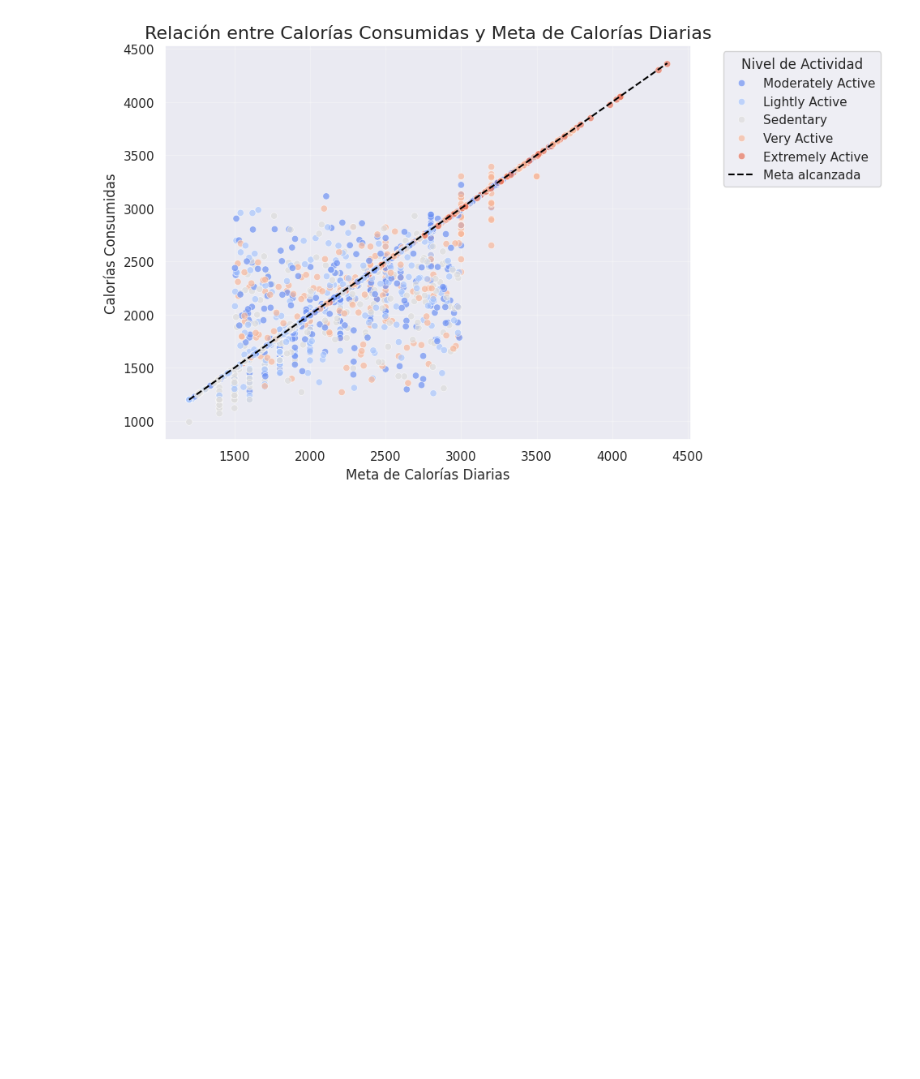
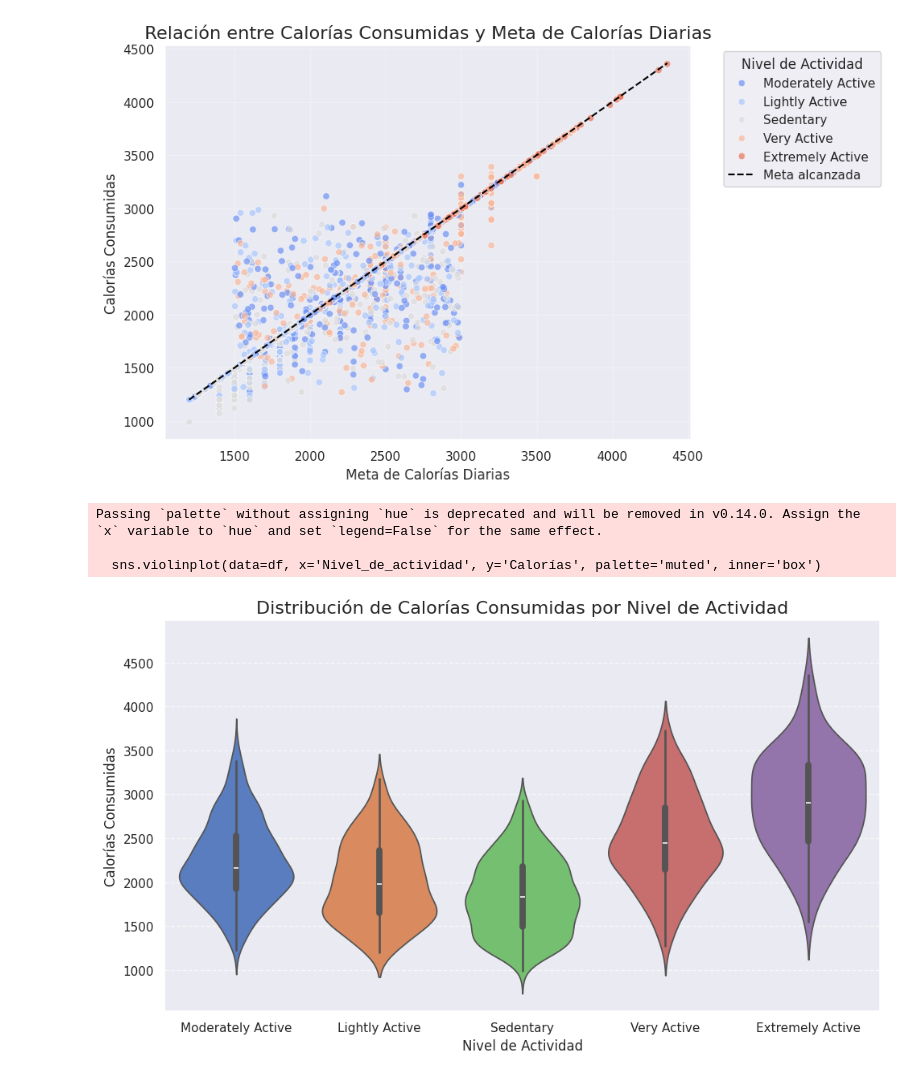
Before and after one commit to miriam013/Nutrition-Daily-Meals, a Jupyter notebook: Nutrition_Daily_Meals.ipynb, the cells around one changed output. Saved outputs shown, nothing was run; the diff lists cells and outputs as text; code cells hidden in the pictures; blank space fills up the shorter version.

```diff
--- a/Nutrition_Daily_Meals.ipynb
+++ b/Nutrition_Daily_Meals.ipynb
@@ -273,3 +273,23 @@ plt.grid(alpha=0.3)
 plt.show()
 # %% [output]
 [figure]
+# %%
+plt.figure(figsize=(10, 6))
+
+# Crear el gráfico de violín
+sns.violinplot(data=df, x='Nivel_de_actividad', y='Calorías', palette='muted', inner='box')
+
+# Personalización del gráfico
+plt.title('Distribución de Calorías Consumidas por Nivel de Actividad', fontsize=16)
+plt.xlabel('Nivel de Actividad', fontsize=12)
+plt.ylabel('Calorías Consumidas', fontsize=12)
+plt.grid(axis='y', linestyle='--', alpha=0.7)
+plt.tight_layout()
+
+# Mostrar el gráfico
+plt.show()
+# %% [output]
+Passing `palette` without assigning `hue` is deprecated and will be removed in v0.14.0. Assign the `x` variable to `hue` and set `legend=False` for the same effect.
+
+  sns.violinplot(data=df, x='Nivel_de_actividad', y='Calorías', palette='muted', inner='box')
+[figure, added]
```
